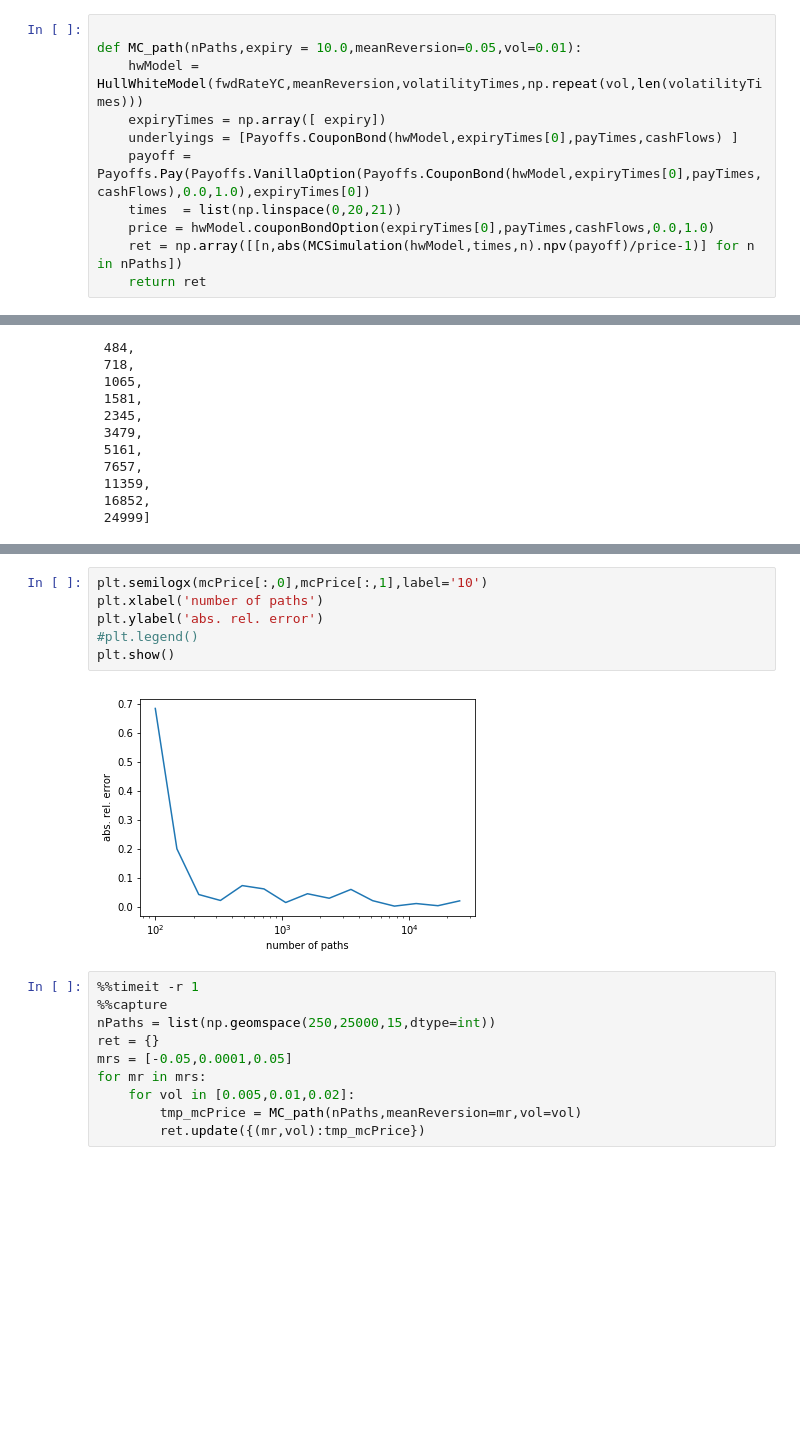
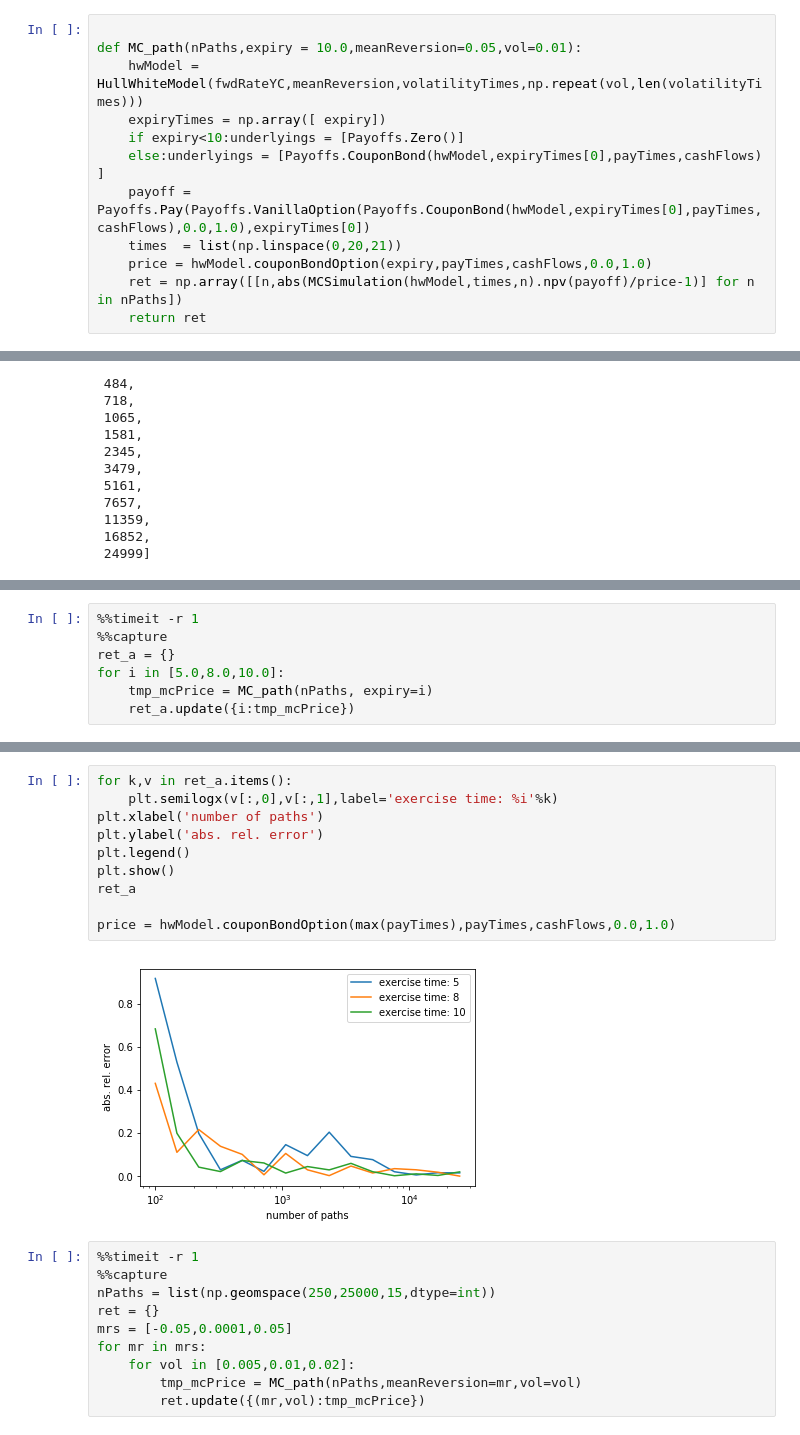
Before and after one commit to sschlenkrich/QuantLibPython, a Jupyter notebook: hom71.ipynb, the cells around one changed output, grey strips where cells are left out. Cells and saved outputs as stored; diff of their text form; blank space fills up the shorter version.

Commit message:
added 3 exercises in a

```diff
--- a/hom71.ipynb
+++ b/hom71.ipynb
@@ -60,10 +60,11 @@ Bond option with unit strike: 0.012918917742441277
 def MC_path(nPaths,expiry = 10.0,meanReversion=0.05,vol=0.01):
     hwModel = HullWhiteModel(fwdRateYC,meanReversion,volatilityTimes,np.repeat(vol,len(volatilityTimes)))
     expiryTimes = np.array([ expiry])
-    underlyings = [Payoffs.CouponBond(hwModel,expiryTimes[0],payTimes,cashFlows) ]
+    if expiry<10:underlyings = [Payoffs.Zero()]
+    else:underlyings = [Payoffs.CouponBond(hwModel,expiryTimes[0],payTimes,cashFlows) ]
     payoff = Payoffs.Pay(Payoffs.VanillaOption(Payoffs.CouponBond(hwModel,expiryTimes[0],payTimes,cashFlows),0.0,1.0),expiryTimes[0])
     times  = list(np.linspace(0,20,21))
-    price = hwModel.couponBondOption(expiryTimes[0],payTimes,cashFlows,0.0,1.0)
+    price = hwModel.couponBondOption(expiry,payTimes,cashFlows,0.0,1.0)
     ret = np.array([[n,abs(MCSimulation(hwModel,times,n).npv(payoff)/price-1)] for n in nPaths])
     return ret
 # %%
@@ -93,0 +89,7 @@ mcPrice = MC_path(nPaths)
+# %%
+%%timeit -r 1
+%%capture
+ret_a = {}
+for i in [5.0,8.0,10.0]:
+    tmp_mcPrice = MC_path(nPaths, expiry=i)
+    ret_a.update({i:tmp_mcPrice})
@@ -94,11 +98,15 @@ mcPrice = MC_path(nPaths)
 # %%
-plt.semilogx(mcPrice[:,0],mcPrice[:,1],label='10')
+for k,v in ret_a.items():
+    plt.semilogx(v[:,0],v[:,1],label='exercise time: %i'%k)
 plt.xlabel('number of paths')
 plt.ylabel('abs. rel. error')
-#plt.legend()
+plt.legend()
 plt.show()
+ret_a
+
+price = hwModel.couponBondOption(max(payTimes),payTimes,cashFlows,0.0,1.0)
 # %% [output]
-[figure, old version]
+[figure, new version]
 # %%
 %%timeit -r 1
 %%capture
```
Also changed, not shown: parts of 2 cells of this notebook, 2 other files.
